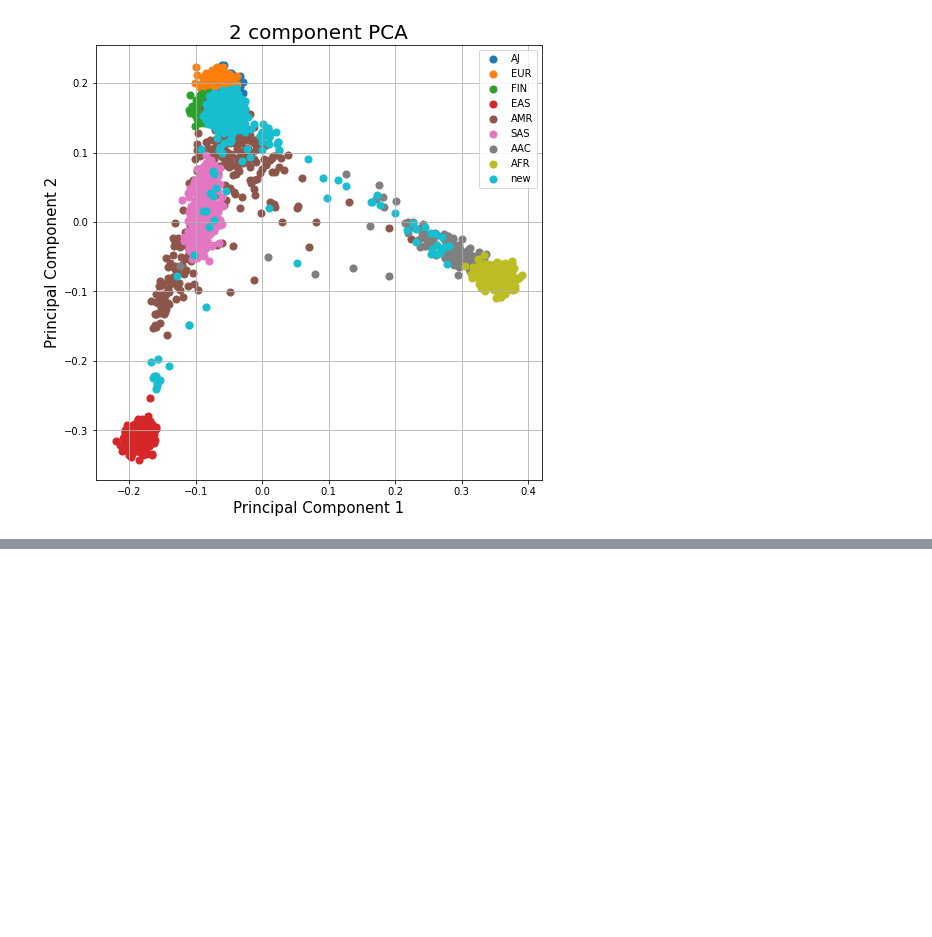
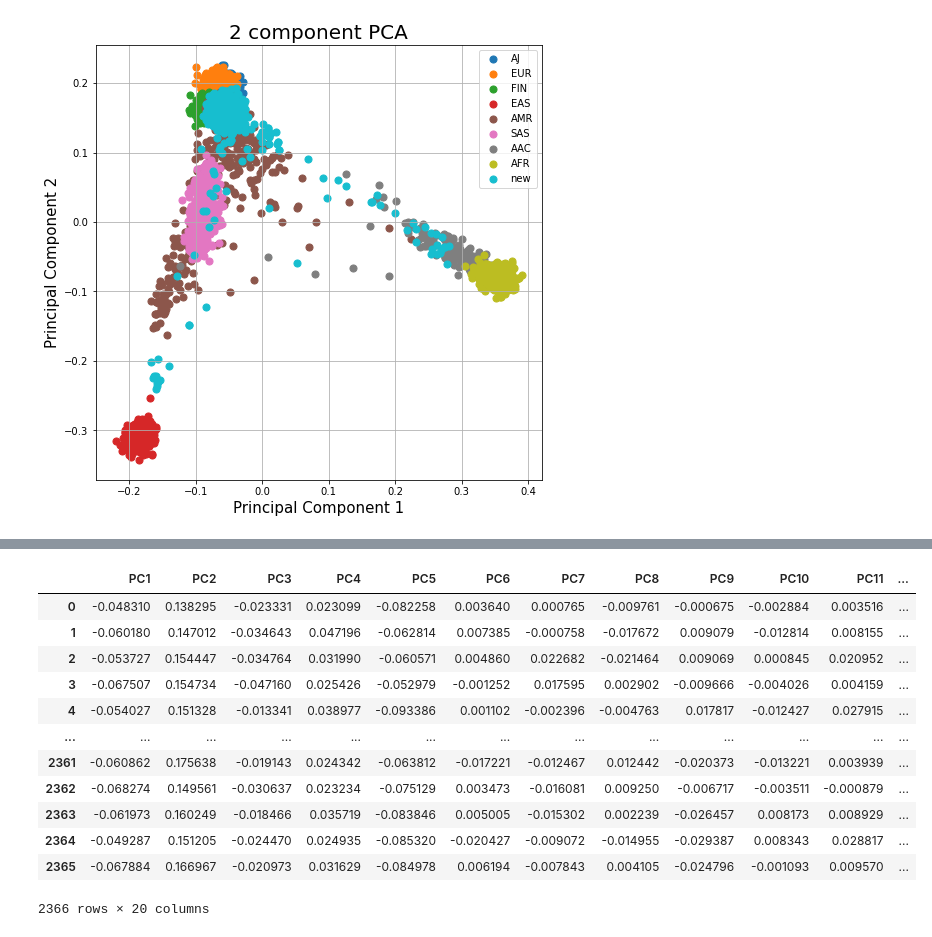
Before and after one commit to dvitale199/GWAS, a Jupyter notebook: clean_ancestry_sandbox.ipynb, the cells around one changed output, grey strips where cells are left out. Saved outputs shown, nothing was run; the diff lists cells and outputs as text; code cells hidden in the pictures; blank space fills up the shorter version.

```diff
--- a/clean_ancestry_sandbox.ipynb
+++ b/clean_ancestry_sandbox.ipynb
@@ -278,0 +281,19 @@ bash /data/vitaled2/GWAS/gwas/faststructure_setup_and_run.sh -i /data/vitaled2/t
+# %%
+# set new samples aside for labeling after training the model
+X_new = projected.drop(columns=['FID','IID','label'])
+X_new_ids = projected[['FID','IID']]
+X_new
+# %% [output]
+|  | PC1 | PC2 | PC3 | PC4 | PC5 | PC6 | PC7 | PC8 | PC9 | PC10 | PC11 | ... |
+| 0 | -0.048310 | 0.138295 | -0.023331 | 0.023099 | -0.082258 | 0.003640 | 0.000765 | -0.009761 | -0.000675 | -0.002884 | 0.003516 | ... |
+| 1 | -0.060180 | 0.147012 | -0.034643 | 0.047196 | -0.062814 | 0.007385 | -0.000758 | -0.017672 | 0.009079 | -0.012814 | 0.008155 | ... |
+| 2 | -0.053727 | 0.154447 | -0.034764 | 0.031990 | -0.060571 | 0.004860 | 0.022682 | -0.021464 | 0.009069 | 0.000845 | 0.020952 | ... |
+| 3 | -0.067507 | 0.154734 | -0.047160 | 0.025426 | -0.052979 | -0.001252 | 0.017595 | 0.002902 | -0.009666 | -0.004026 | 0.004159 | ... |
+| 4 | -0.054027 | 0.151328 | -0.013341 | 0.038977 | -0.093386 | 0.001102 | -0.002396 | -0.004763 | 0.017817 | -0.012427 | 0.027915 | ... |
+| ... | ... | ... | ... | ... | ... | ... | ... | ... | ... | ... | ... | ... |
+| 2361 | -0.060862 | 0.175638 | -0.019143 | 0.024342 | -0.063812 | -0.017221 | -0.012467 | 0.012442 | -0.020373 | -0.013221 | 0.003939 | ... |
+| 2362 | -0.068274 | 0.149561 | -0.030637 | 0.023234 | -0.075129 | 0.003473 | -0.016081 | 0.009250 | -0.006717 | -0.003511 | -0.000879 | ... |
+| 2363 | -0.061973 | 0.160249 | -0.018466 | 0.035719 | -0.083846 | 0.005005 | -0.015302 | 0.002239 | -0.026457 | 0.008173 | 0.008929 | ... |
+| 2364 | -0.049287 | 0.151205 | -0.024470 | 0.024935 | -0.085320 | -0.020427 | -0.009072 | -0.014955 | -0.029387 | 0.008343 | 0.028817 | ... |
+| 2365 | -0.067884 | 0.166967 | -0.020973 | 0.031629 | -0.084978 | 0.006194 | -0.007843 | 0.004105 | -0.024796 | -0.001093 | 0.009570 | ... |
+2366 rows × 20 columns
```
Also changed, not shown: parts of 35 cells of this notebook.
